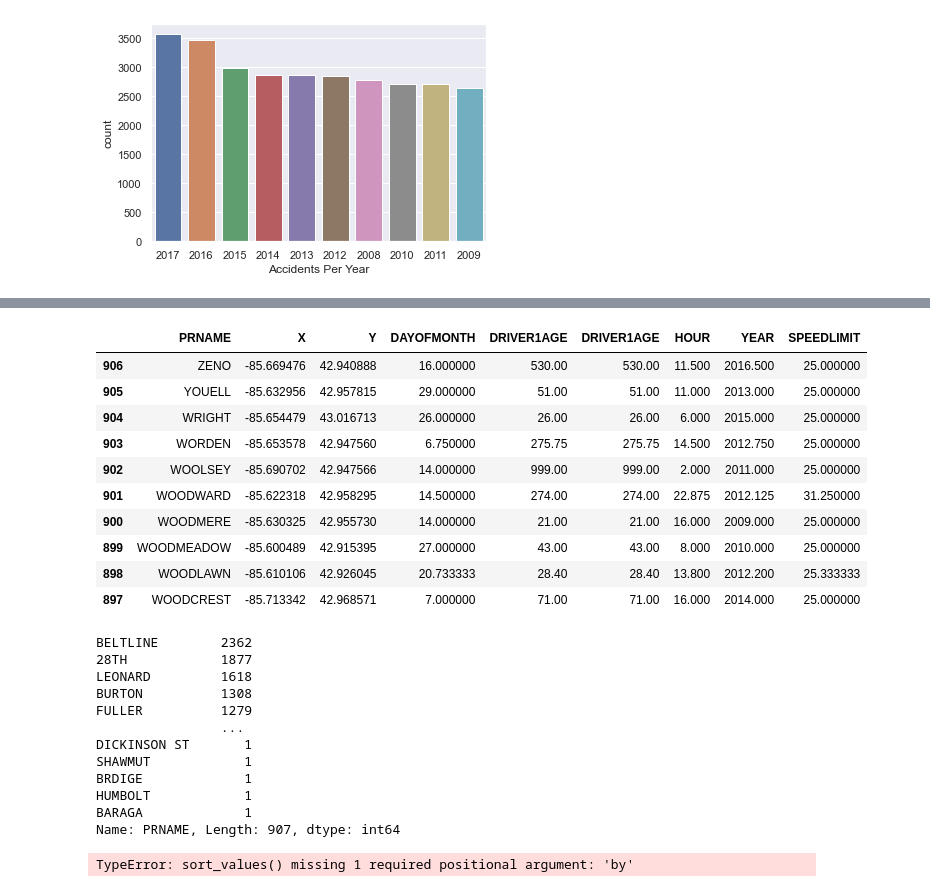
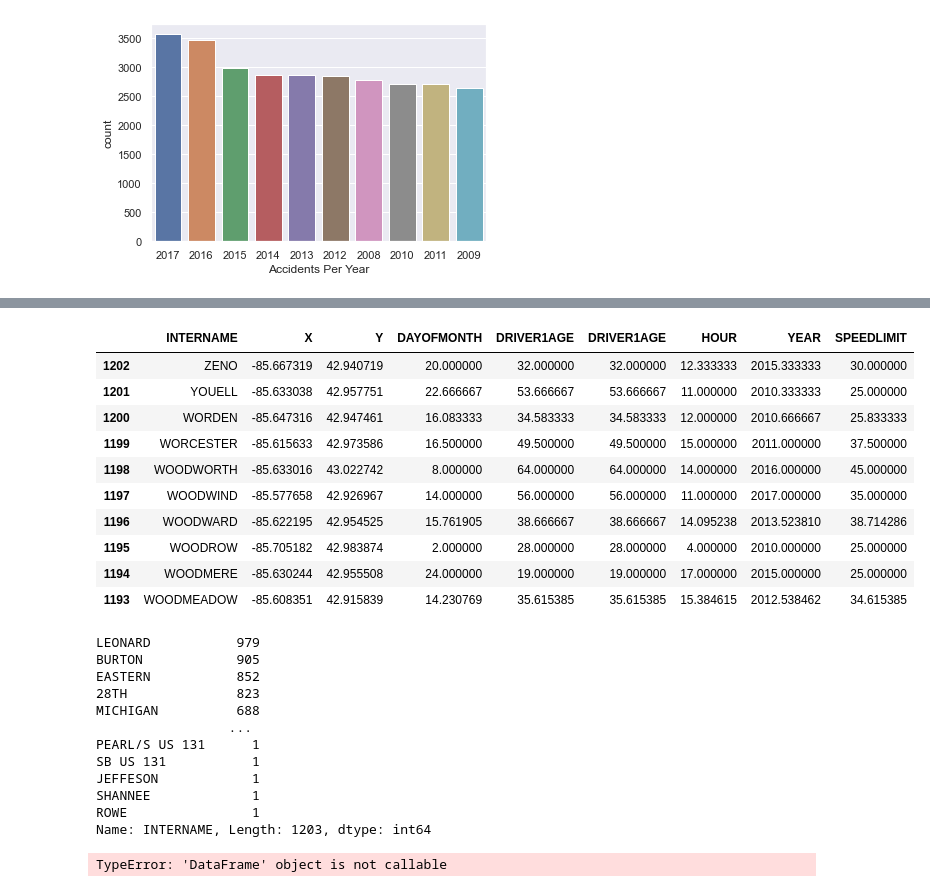
Before and after one commit to Ambush3/GR_Crash_Data, a Jupyter notebook: Crash.ipynb, the cells around one changed output, grey strips where cells are left out. Saved outputs shown, nothing was run; the diff lists cells and outputs as text; code cells hidden in the pictures.

```diff
--- a/Crash.ipynb
+++ b/Crash.ipynb
@@ -479,12 +479,3 @@ df2.head()
 | 3624 | 2017/12/29 | -1199.047702 | 601.457935 | 406 | 1569 | 1569 | 182 | 28238 | 559 |
 | 3623 | 2017/12/28 | -2141.066956 | 1073.650357 | 700 | 1933 | 1933 | 296 | 50425 | 815 |
 | 3622 | 2017/12/27 | -2226.884936 | 1116.422675 | 702 | 1169 | 1169 | 312 | 52442 | 968 |
-# %%
-from datetime import datetime
-
-data_clean['CRASHDATE'] = pd.to_datetime(data_clean['CRASHDATE'], errors='coerce')
-
-data_clean['CRASHDATE'].dt.strftime('%Y')
-
-data_clean['CRASHDATE'].dt.strftime('%Y').to_csv('df4.csv', index=False)
-df4 = pd.read_csv('df4.csv')
@@ -515,37 +499,31 @@ plt.show()
 # %%
-df5 = data_clean.groupby('PRNAME', as_index=False, sort=True).mean()
-df5 = df5.sort_values('PRNAME', ascending=False)
+df5 = data_clean.groupby('INTERNAME', as_index=False, sort=True).mean()
+df5 = df5.sort_values('INTERNAME', ascending=False)
 df5.head(10)
 # %% [output]
-|  | PRNAME | X | Y | DAYOFMONTH | DRIVER1AGE | DRIVER1AGE | HOUR | YEAR | SPEEDLIMIT |
-| 906 | ZENO | -85.669476 | 42.940888 | 16.000000 | 530.00 | 530.00 | 11.500 | 2016.500 | 25.000000 |
-| 905 | YOUELL | -85.632956 | 42.957815 | 29.000000 | 51.00 | 51.00 | 11.000 | 2013.000 | 25.000000 |
-| 904 | WRIGHT | -85.654479 | 43.016713 | 26.000000 | 26.00 | 26.00 | 6.000 | 2015.000 | 25.000000 |
-| 903 | WORDEN | -85.653578 | 42.947560 | 6.750000 | 275.75 | 275.75 | 14.500 | 2012.750 | 25.000000 |
-| 902 | WOOLSEY | -85.690702 | 42.947566 | 14.000000 | 999.00 | 999.00 | 2.000 | 2011.000 | 25.000000 |
-| 901 | WOODWARD | -85.622318 | 42.958295 | 14.500000 | 274.00 | 274.00 | 22.875 | 2012.125 | 31.250000 |
-| 900 | WOODMERE | -85.630325 | 42.955730 | 14.000000 | 21.00 | 21.00 | 16.000 | 2009.000 | 25.000000 |
-| 899 | WOODMEADOW | -85.600489 | 42.915395 | 27.000000 | 43.00 | 43.00 | 8.000 | 2010.000 | 25.000000 |
-| 898 | WOODLAWN | -85.610106 | 42.926045 | 20.733333 | 28.40 | 28.40 | 13.800 | 2012.200 | 25.333333 |
-| 897 | WOODCREST | -85.713342 | 42.968571 | 7.000000 | 71.00 | 71.00 | 16.000 | 2014.000 | 25.000000 |
+|  | INTERNAME | X | Y | DAYOFMONTH | DRIVER1AGE | DRIVER1AGE | HOUR | YEAR | SPEEDLIMIT |
+| 1202 | ZENO | -85.667319 | 42.940719 | 20.000000 | 32.000000 | 32.000000 | 12.333333 | 2015.333333 | 30.000000 |
+| 1201 | YOUELL | -85.633038 | 42.957751 | 22.666667 | 53.666667 | 53.666667 | 11.000000 | 2010.333333 | 25.000000 |
+| 1200 | WORDEN | -85.647316 | 42.947461 | 16.083333 | 34.583333 | 34.583333 | 12.000000 | 2010.666667 | 25.833333 |
+| 1199 | WORCESTER | -85.615633 | 42.973586 | 16.500000 | 49.500000 | 49.500000 | 15.000000 | 2011.000000 | 37.500000 |
+| 1198 | WOODWORTH | -85.633016 | 43.022742 | 8.000000 | 64.000000 | 64.000000 | 14.000000 | 2016.000000 | 45.000000 |
+| 1197 | WOODWIND | -85.577658 | 42.926967 | 14.000000 | 56.000000 | 56.000000 | 11.000000 | 2017.000000 | 35.000000 |
+| 1196 | WOODWARD | -85.622195 | 42.954525 | 15.761905 | 38.666667 | 38.666667 | 14.095238 | 2013.523810 | 38.714286 |
+| 1195 | WOODROW | -85.705182 | 42.983874 | 2.000000 | 28.000000 | 28.000000 | 4.000000 | 2010.000000 | 25.000000 |
+| 1194 | WOODMERE | -85.630244 | 42.955508 | 24.000000 | 19.000000 | 19.000000 | 17.000000 | 2015.000000 | 25.000000 |
+| 1193 | WOODMEADOW | -85.608351 | 42.915839 | 14.230769 | 35.615385 | 35.615385 | 15.384615 | 2012.538462 | 34.615385 |
 # %%
-data_clean['PRNAME'].value_counts()
+data_clean['INTERNAME'].value_counts()
 # %% [output]
-BELTLINE        2362
-28TH            1877
-LEONARD         1618
-BURTON          1308
-FULLER          1279
-                ...
-DICKINSON ST       1
-SHAWMUT            1
-BRDIGE             1
-HUMBOLT            1
-BARAGA             1
-Name: PRNAME, Length: 907, dtype: int64
+LEONARD           979
+BURTON            905
+EASTERN           852
+28TH              823
+MICHIGAN          688
+                 ...
+PEARL/S US 131      1
+SB US 131           1
+JEFFESON            1
+SHANNEE             1
+ROWE                1
+Name: INTERNAME, Length: 1203, dtype: int64
-# %%
-
-data_clean.groupby(['PRNAME'])['DAYOFWEEK'].sum(
-).sort_values(ascending=False).head(20)
-# %% [output]
-TypeError: sort_values() missing 1 required positional argument: 'by'
@@ -551,0 +533,11 @@ TypeError: sort_values() missing 1 required positional argument: 'by'
+# %%
+
+
+csv_file = 'F:\PyCharm\Data Visualization\GR_Crash_Data\CGR_Crash_Data.csv'
+df6 = pd.read_csv(csv_file)
+df6 = df[['INTERNAME', 'PRNAME']]
+df6
+
+size = df6(nrows=0).shape[1]
+# %% [output]
+TypeError: 'DataFrame' object is not callable
```
Also changed, not shown: parts of 8 cells of this notebook.
